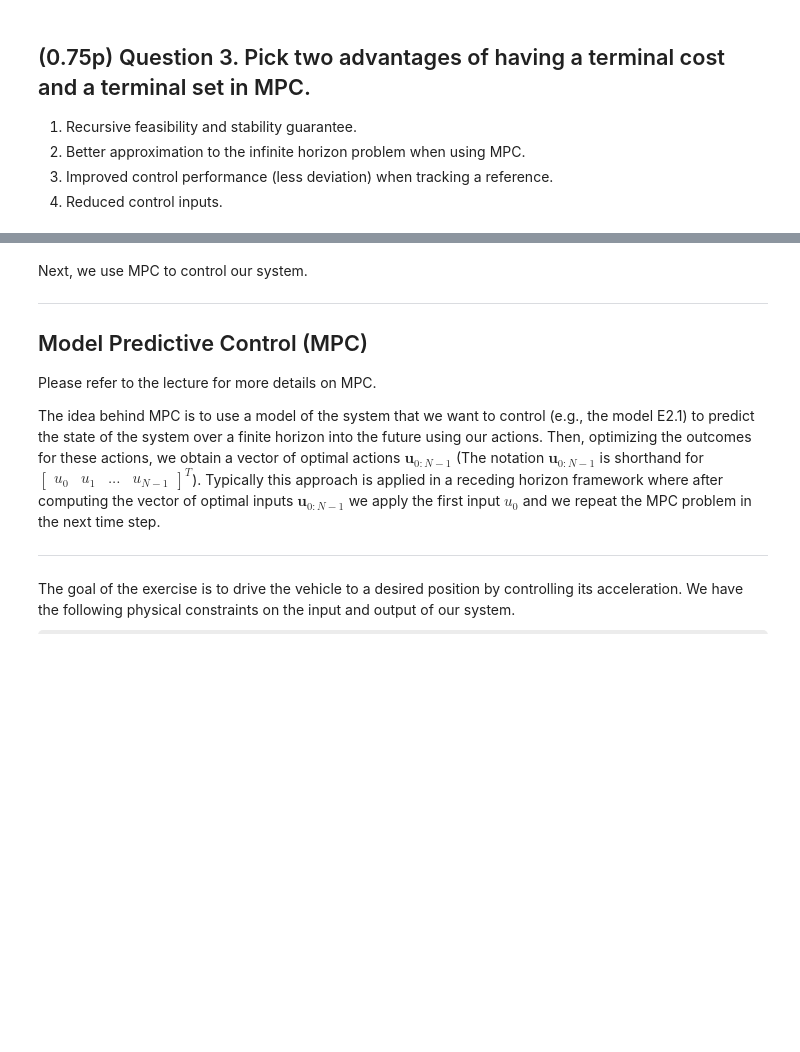
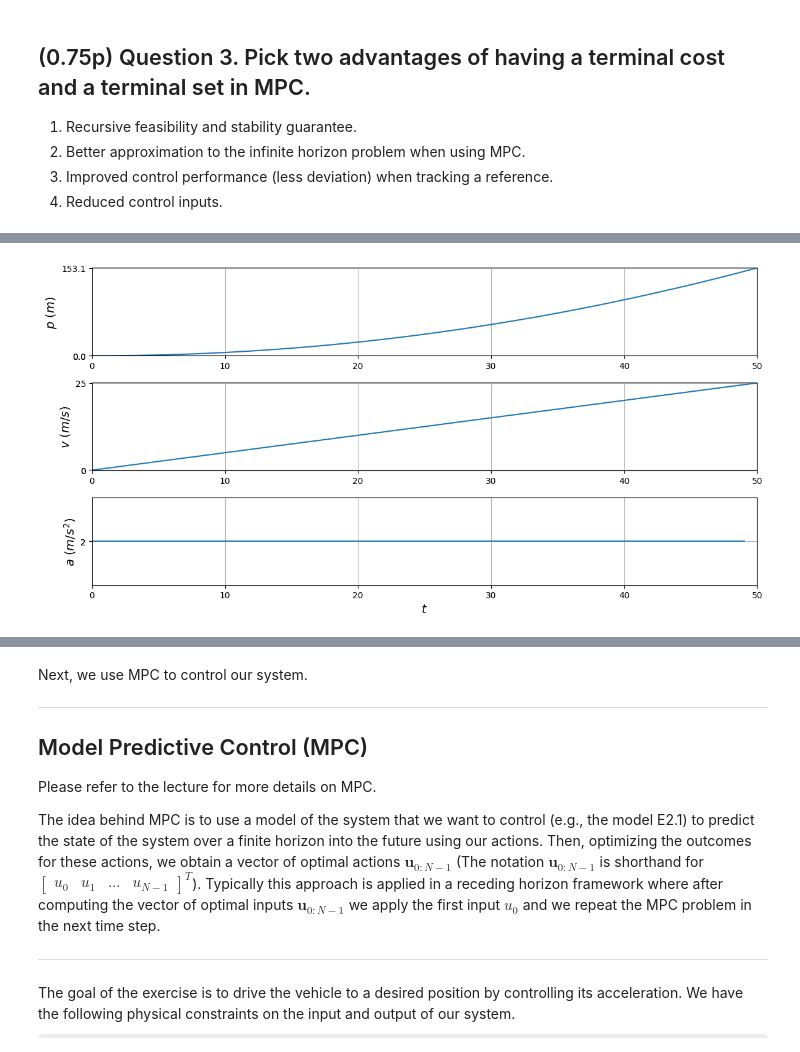
Before and after one commit to Gralerfics/TUD-RO47005-Planning-and-Decision-Making-Assignments, a Jupyter notebook: source/assignment1/assignment1.ipynb, the cells around one changed output, grey strips where cells are left out. Saved outputs shown, nothing was run; the diff lists cells and outputs as text; code cells hidden in the pictures; some formulas as TeX source; blank space fills up the shorter version.

```diff
--- a/source/assignment1/assignment1.ipynb
+++ b/source/assignment1/assignment1.ipynb
@@ -221,8 +216,19 @@ class vehicle_dynamics:
 #             [0.]])
 
         # YOUR CODE HERE
-        raise NotImplementedError()
+        self.A_c = np.array([
+            [0., 1.],
+            [0., 0.]])
 
+        self.B_c = np.array([
+            [0.],
+            [1.]])
+
+        self.C_c = np.array([
+            [1., 0.]])
+
+        self.D_c = np.array([
+            [0.]])
 
         # Euler discretization
         self.A = np.eye(2) + self.A_c * dt
@@ -238,30 +244,32 @@ class vehicle_dynamics:
 
         # Used later
         self.theta_min = 0
         self.theta_max = 0
 
     def next_x(self, x, u):
         return self.A.dot(x) + self.B.transpose().dot(u)
 
 # Dummy control function to test the model
 def dummy_control(vehicle, x_init, x_target):
     dummy_control = 2.
     return dummy_control, vehicle.next_x(x_init, dummy_control), x_init, None
 
 
 # Problem parameters
 dt = 0.25                                     # Sampling period
 T = 50                                        # Steps to simulate
 x_initial = np.array([0., 0.])                # Initial state
 x_target =  np.array([150., 0.])              # Dummy for this exercise
 
 # Get the vehicle dynamics
 vehicle = vehicle_dynamics(dt)
 
 # Simulate the result
 controller = lambda x_init : dummy_control(vehicle, x_init, 500.)
 states, inputs, plans, timesteps, _ = simulation.simulate(vehicle, dt, T, x_initial, x_target, 1, controller)
 
 # Animate the result
 anim = animation.make_animation(timesteps, states, plans, x_target)
 HTML(anim.to_html5_video())
+# %% [output]
+[figure, added]
```
Also changed, not shown: parts of 13 cells of this notebook.
